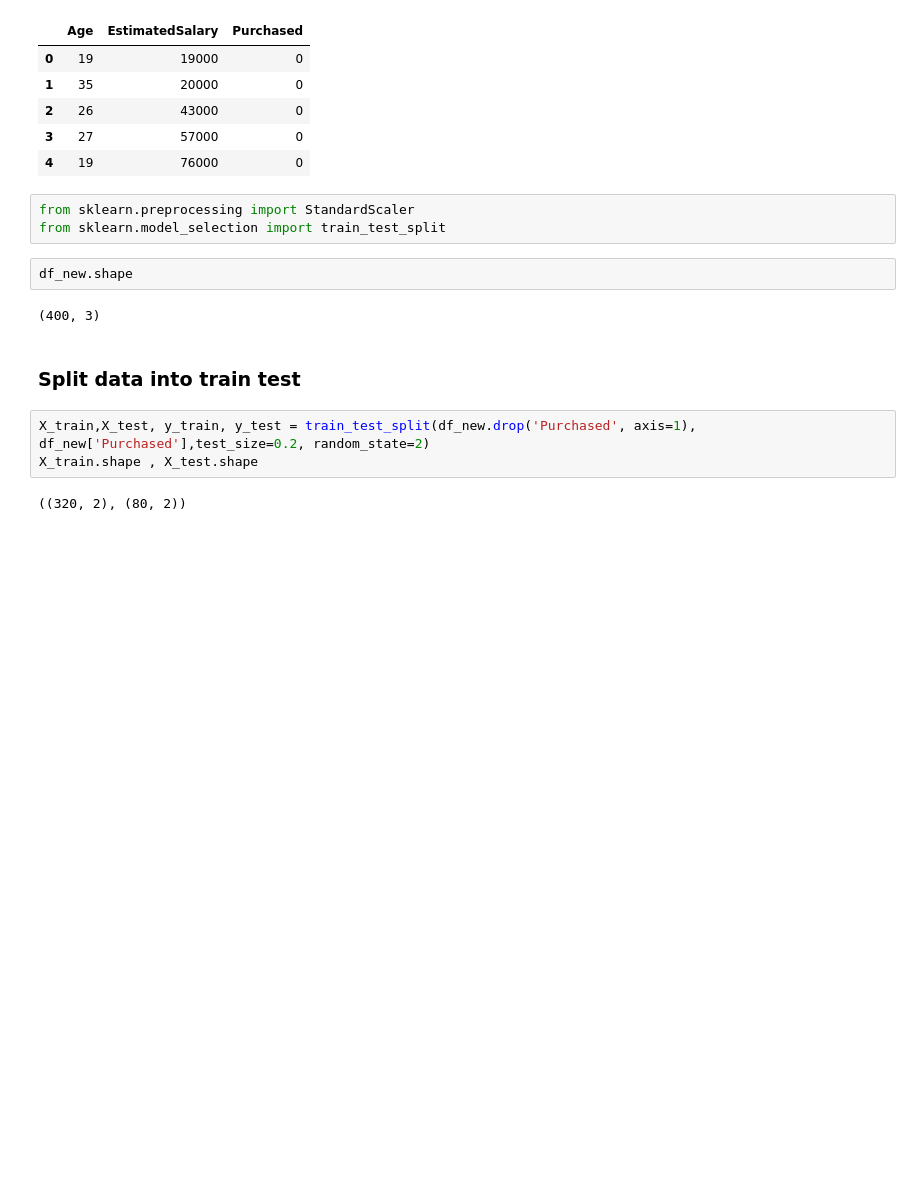
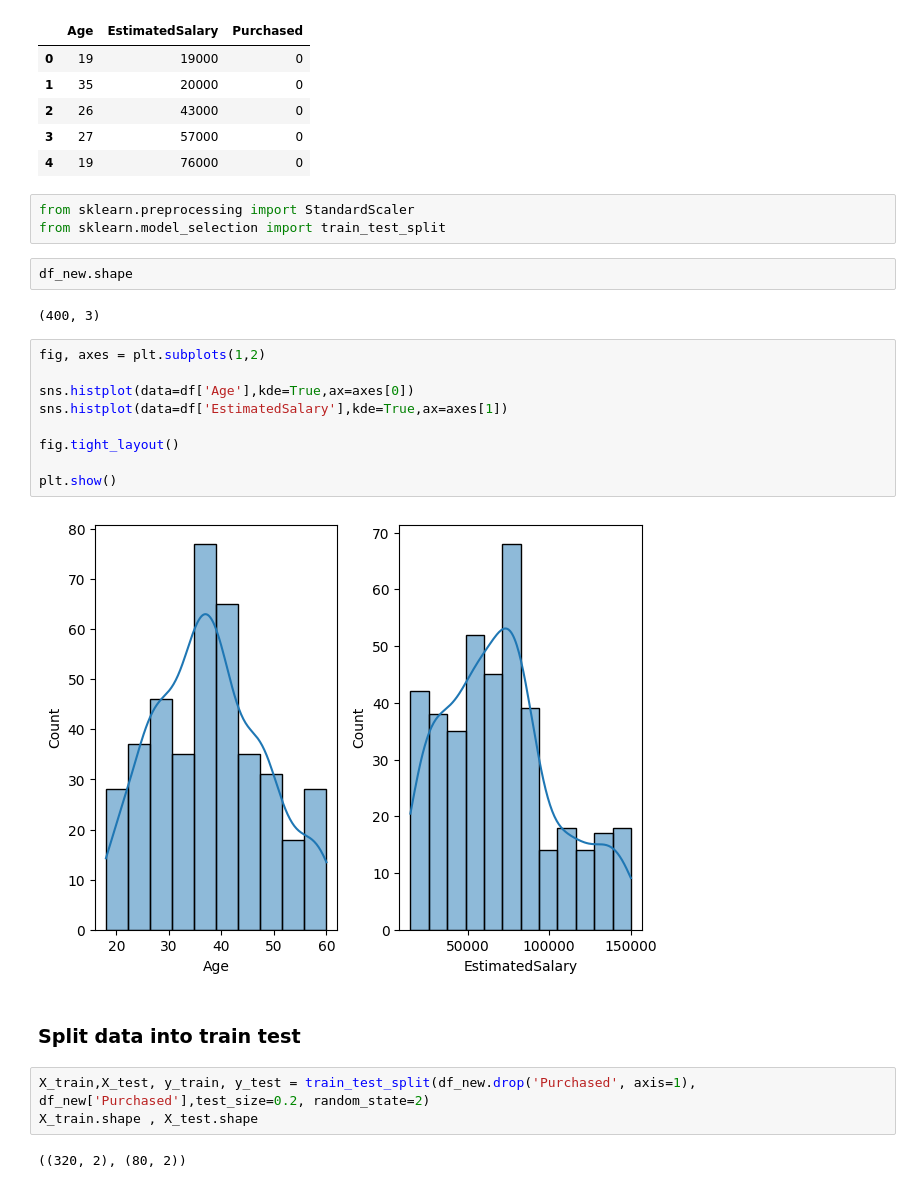
Before and after one commit to smitesht/machine_learning, a Jupyter notebook: standardization/standardization.ipynb, the cells around one changed output. Drawn from its saved outputs; the diff is of its cells as text; blank space fills up the shorter version.

```diff
--- a/standardization/standardization.ipynb
+++ b/standardization/standardization.ipynb
@@ -30,6 +30,17 @@ from sklearn.model_selection import train_test_split
 df_new.shape
 # %% [output]
 (400, 3)
+# %%
+fig, axes = plt.subplots(1,2)
+
+sns.histplot(data=df['Age'],kde=True,ax=axes[0])
+sns.histplot(data=df['EstimatedSalary'],kde=True,ax=axes[1])
+
+fig.tight_layout()
+
+plt.show()
+# %% [output]
+[figure, added]
 # %% [markdown]
 ### Split data into train test
 # %%
```
Also changed, not shown: parts of 4 cells of this notebook, 6 other files.
